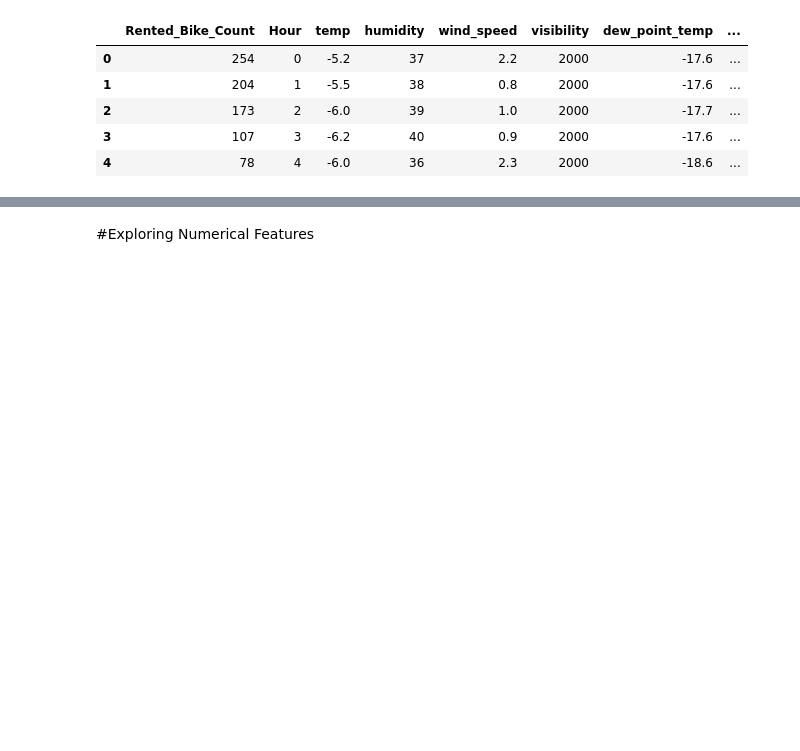
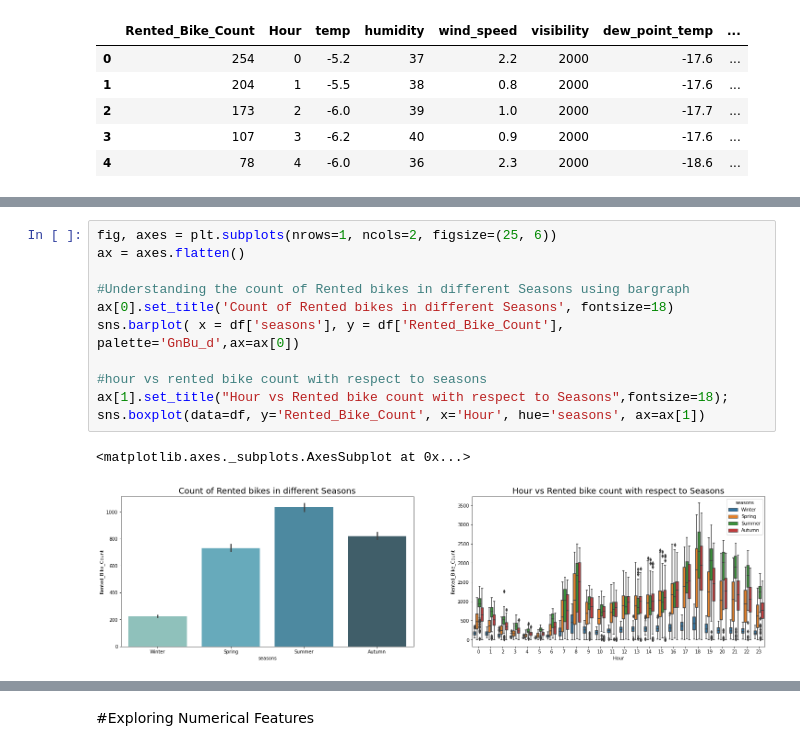
Before and after one commit to 007jayesh/Bike-Sharing-Demand-Prediction, a Jupyter notebook: Bike_Sharing_Demand_Prediction_Capstone_Project.ipynb, the cells around one changed output, grey strips where cells are left out. Drawn from its saved outputs; the diff is of its cells as text; blank space fills up the shorter version.

```diff
--- a/Bike_Sharing_Demand_Prediction_Capstone_Project.ipynb
+++ b/Bike_Sharing_Demand_Prediction_Capstone_Project.ipynb
@@ -289,0 +311,14 @@ Text(0.5, 1.0, 'No outliers Boxplot')
+# %%
+fig, axes = plt.subplots(nrows=1, ncols=2, figsize=(25, 6))
+ax = axes.flatten()
+
+#Understanding the count of Rented bikes in different Seasons using bargraph
+ax[0].set_title('Count of Rented bikes in different Seasons', fontsize=18)
+sns.barplot( x = df['seasons'], y = df['Rented_Bike_Count'],  palette='GnBu_d',ax=ax[0])
+
+#hour vs rented bike count with respect to seasons
+ax[1].set_title("Hour vs Rented bike count with respect to Seasons",fontsize=18);
+sns.boxplot(data=df, y='Rented_Bike_Count', x='Hour', hue='seasons', ax=ax[1])
+# %% [output]
+<matplotlib.axes._subplots.AxesSubplot at 0x...>
+[figure, added]
```
Also changed, not shown: parts of 64 cells of this notebook.
